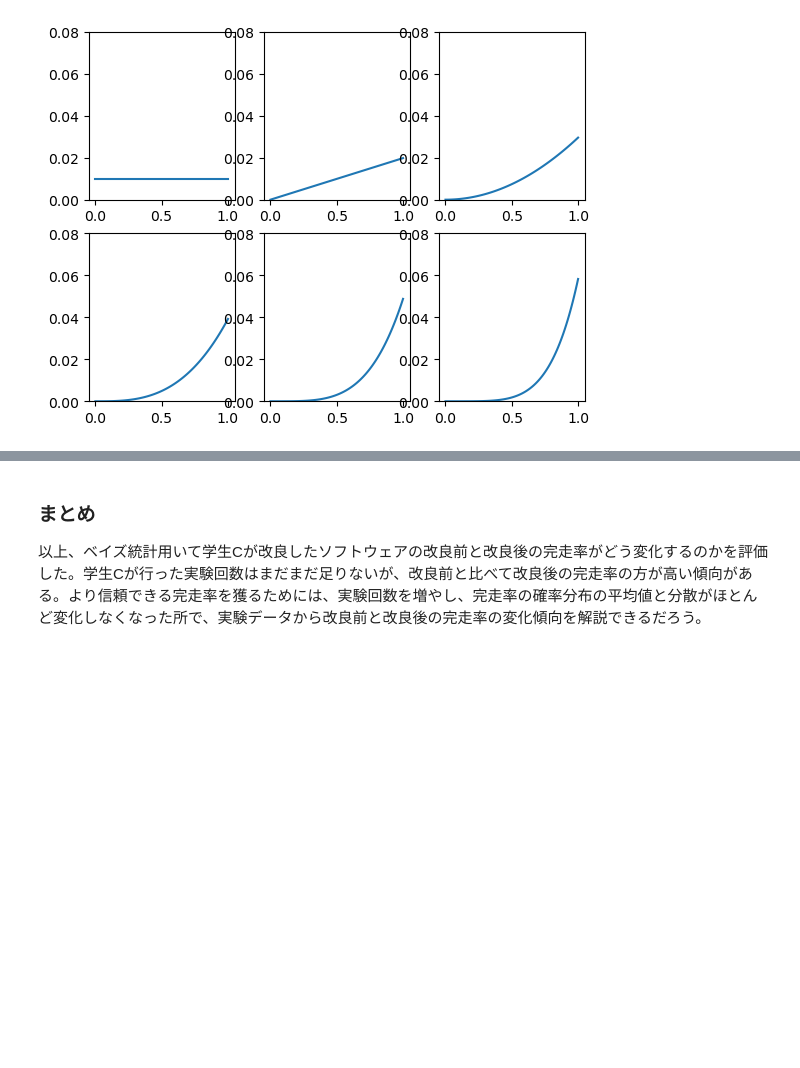
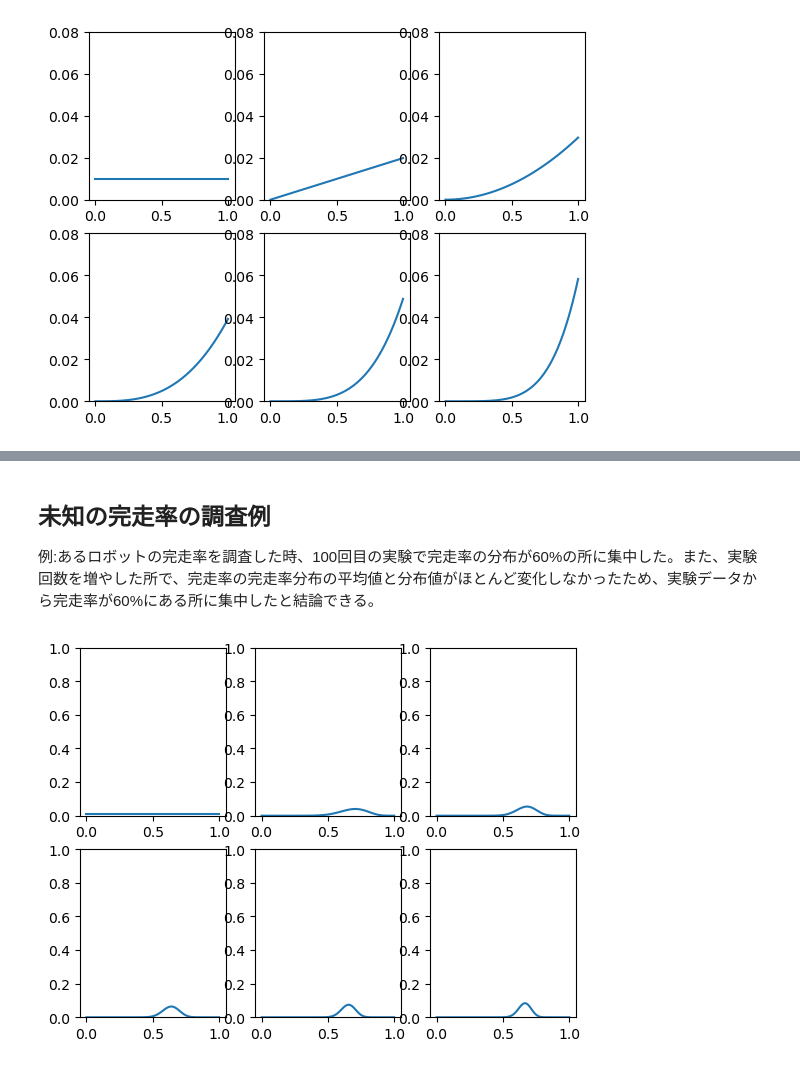
Before and after one commit to anhquan18/kakurobo_2022_kadai, a Jupyter notebook: kakurobo_2022_report.ipynb, the cells around one changed output, grey strips where cells are left out. Cells and saved outputs as stored; diff of their text form; code cells hidden in the pictures; blank space fills up the shorter version.

```diff
--- a/kakurobo_2022_report.ipynb
+++ b/kakurobo_2022_report.ipynb
@@ -181,4 +185,29 @@ for i, dist in enumerate(post_dist_after):
 # %% [markdown]
-### まとめ
+## 未知の完走率の調査例
 
-以上、ベイズ統計用いて学生Cが改良したソフトウェアの改良前と改良後の完走率がどう変化するのかを評価した。学生Cが行った実験回数はまだまだ足りないが、改良前と比べて改良後の完走率の方が高い傾向がある。より信頼できる完走率を獲るためには、実験回数を増やし、完走率の確率分布の平均値と分散がほとんど変化しなくなった所で、実験データから改良前と改良後の完走率の変化傾向を解説できるだろう。
+例:あるロボットの完走率を調査した時、100回目の実験で完走率の分布が60%の所に集中した。また、実験回数を増やした所で、完走率の完走率分布の平均値と分布値がほとんど変化しなかったため、実験データから完走率が60%にある所に集中したと結論できる。
+# %%
+import random
+
+robot_result = [1 for i in range(600)]
+robot_result += [0 for i in range(400)]
+
+random.shuffle(robot_result)
+# %%
+robot_post_dist = [np.copy(p_t_0)]
+p_t = np.copy(p_t_0)
+
+# 完走率の調査
+for r in robot_result:
+    dist = p_t * likelihood(r)
+    p_t = normalize(dist)
+    robot_post_dist.append(np.copy(p_t))
+
+# 100回の実験のデータ
+for i in range(6):
+    plt.subplot(231+i)
+    ax = plt.gca()
+    ax.set_ylim([0, 1.0])
+    ax.plot(val_list, robot_post_dist[(i*20)])
+# %% [output]
+[figure, added]
```
Also changed, not shown: parts of 2 cells of this notebook.
